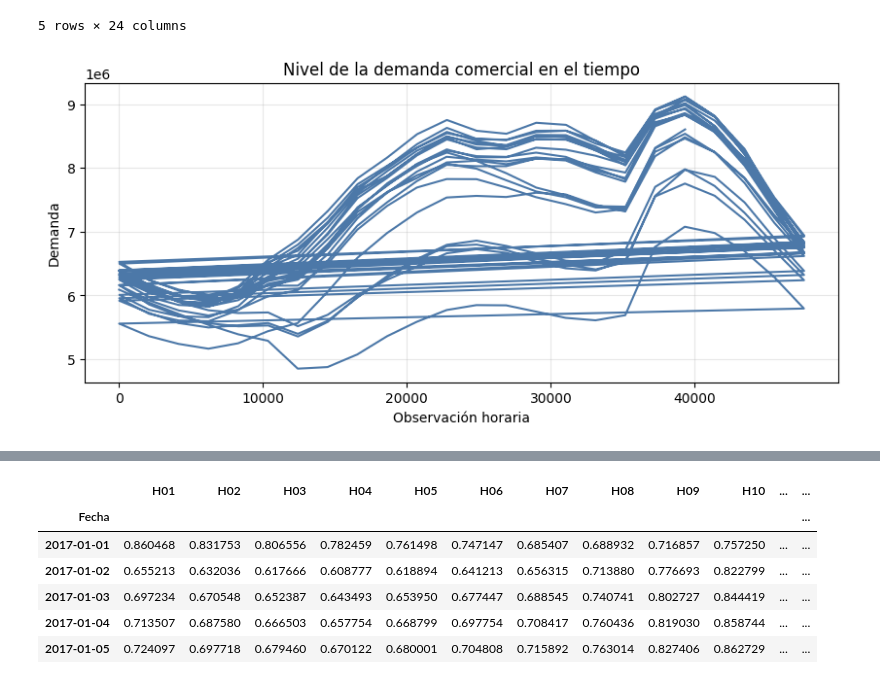
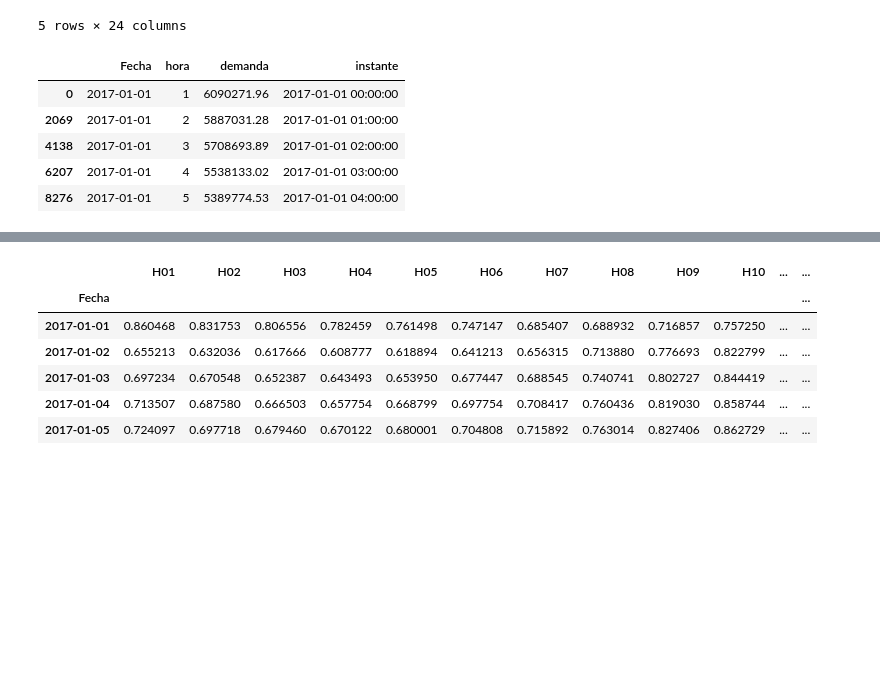
Before and after one commit to jdvelasq/classroom-vibecoding, a Jupyter notebook: implementation/predictiva/P206_clustering_demanda/professor/notebook.ipynb, the cells around one changed output, grey strips where cells are left out. Saved outputs shown, nothing was run; the diff lists cells and outputs as text; code cells hidden in the pictures; blank space fills up the shorter version.

```diff
--- a/implementation/predictiva/P206_clustering_demanda/professor/notebook.ipynb
+++ b/implementation/predictiva/P206_clustering_demanda/professor/notebook.ipynb
@@ -18,16 +19,22 @@ data.head()
 | 2017-01-05 | 6395397.96 | 6162409.22 | 6001153.67 | 5918673.26 | 6005924.21 | 6225027.53 | 6322923.78 | 6739120.44 | 7307847.42 | 7619827.03 | ... | ... |
 5 rows × 24 columns
 # %%
-# La serie continua evidencia que el nivel cambia en el tiempo; por eso el clustering se concentra después en la forma diaria.
+# La tabla ancha se convierte en fecha, hora y demanda para evidenciar el nivel de la serie en el tiempo.
 
-series = data.reset_index().melt(id_vars="Fecha", var_name="hora", value_name="demanda").sort_values(["Fecha", "hora"]).head(500)
-plt.figure(figsize=(10, 4))
-plt.plot(series["demanda"], color="#4c78a8")
-plt.xlabel("Observación horaria")
-plt.ylabel("Demanda")
-plt.title("Nivel de la demanda comercial en el tiempo")
-plt.grid(alpha=0.3)
-plt.savefig("../submission/demanda-comercial.png", bbox_inches="tight")
-plt.show()
+series = data.reset_index().melt(
+    id_vars="Fecha",
+    value_vars=hours,
+    var_name="hora",
+    value_name="demanda",
+)
+series["hora"] = series["hora"].str.removeprefix("H").astype(int)
+series["instante"] = series["Fecha"] + pd.to_timedelta(series["hora"] - 1, unit="h")
+series = series.sort_values("instante").head(500)
+series.head()
 # %% [output]
-[figure, removed]
+|  | Fecha | hora | demanda | instante |
+| 0 | 2017-01-01 | 1 | 6090271.96 | 2017-01-01 00:00:00 |
+| 2069 | 2017-01-01 | 2 | 5887031.28 | 2017-01-01 01:00:00 |
+| 4138 | 2017-01-01 | 3 | 5708693.89 | 2017-01-01 02:00:00 |
+| 6207 | 2017-01-01 | 4 | 5538133.02 | 2017-01-01 03:00:00 |
+| 8276 | 2017-01-01 | 5 | 5389774.53 | 2017-01-01 04:00:00 |
```
Also changed, not shown: parts of 2 cells of this notebook, 1 other file.
